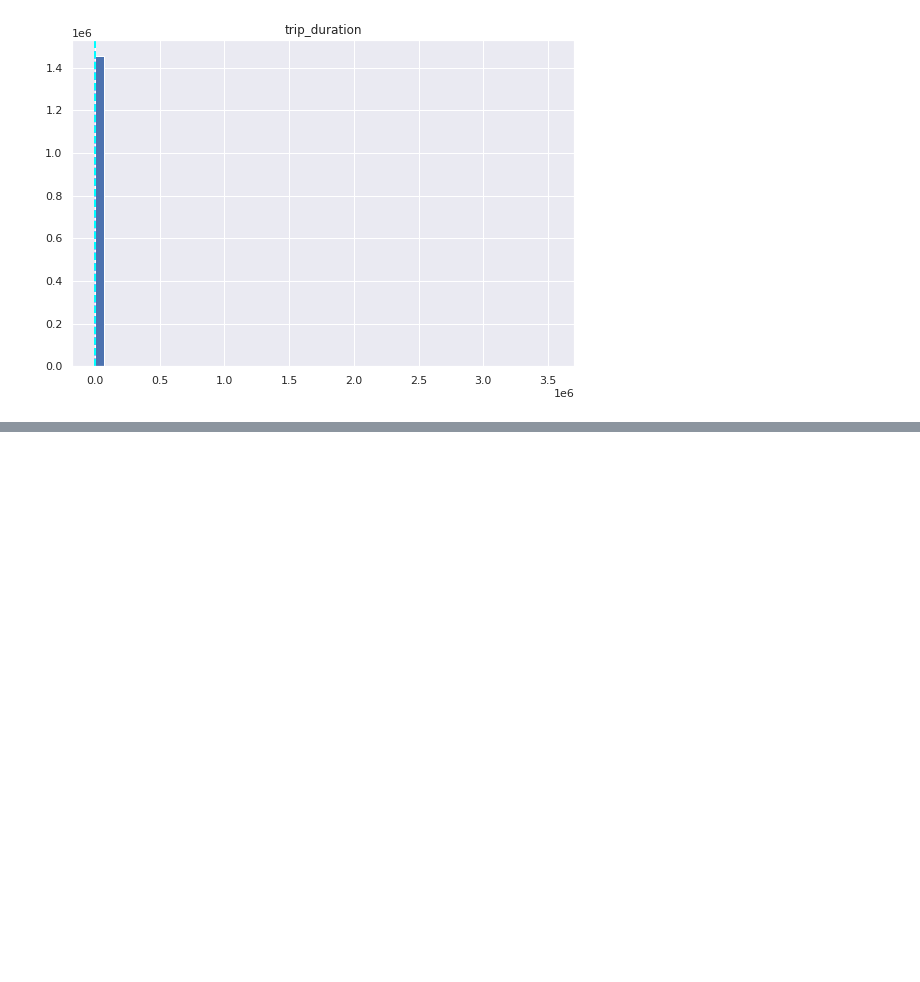
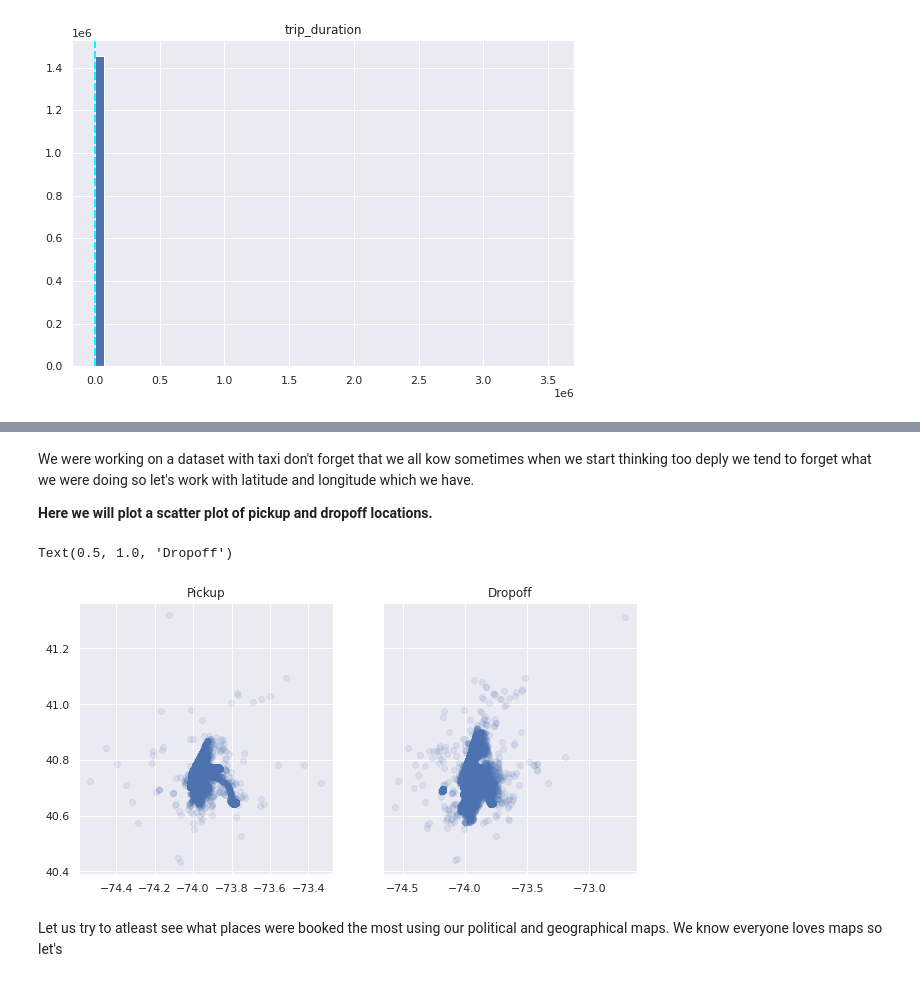
Before and after one commit to UthamanA/NYC-Taxi-trip-time-Prediction---capstone-project, a Jupyter notebook: NYC_Taxi_Trip_Time_Prediction_Capstone_Project.ipynb, the cells around one changed output, grey strips where cells are left out. Saved outputs shown, nothing was run; the diff lists cells and outputs as text; code cells hidden in the pictures; blank space fills up the shorter version.

```diff
--- a/NYC_Taxi_Trip_Time_Prediction_Capstone_Project.ipynb
+++ b/NYC_Taxi_Trip_Time_Prediction_Capstone_Project.ipynb
@@ -290,0 +315,21 @@ plt.show()
+# %% [markdown]
+We were working on a dataset with taxi don't forget that we all kow sometimes when we start thinking too deply we tend to forget what we were doing so let's work with latitude and longitude which we have.
+
+**Here we will plot a scatter plot of pickup and dropoff locations.**
+# %%
+#plot to see the differences - minimal, but there is some change
+n = 100000
+f, (ax1, ax2) = plt.subplots(1, 2, sharey=True, figsize=(10, 5))
+ax1.scatter(df.pickup_longitude[:n],
+            df.pickup_latitude[:n],
+            alpha = 0.1)
+ax1.set_title('Pickup')
+ax2.scatter(df.dropoff_longitude[:n],
+            df.dropoff_latitude[:n],
+            alpha = 0.1)
+ax2.set_title('Dropoff')
+# %% [output]
+Text(0.5, 1.0, 'Dropoff')
+[figure, added]
+# %% [markdown]
+Let us try to atleast see what places were booked the most using our political and geographical maps. We know everyone loves maps so let's
```
Also changed, not shown: parts of 22 cells of this notebook.
